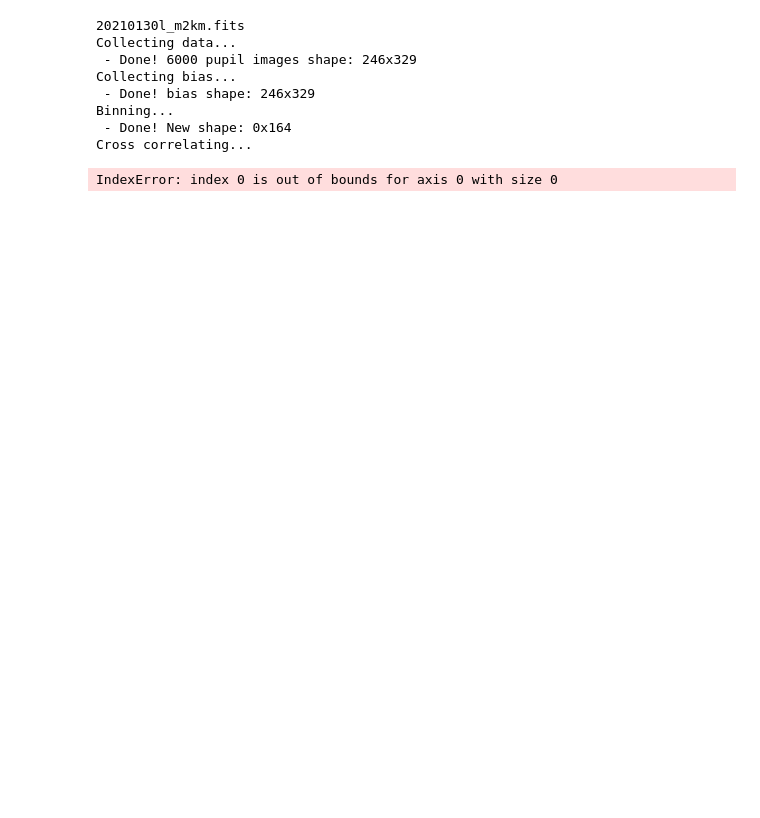
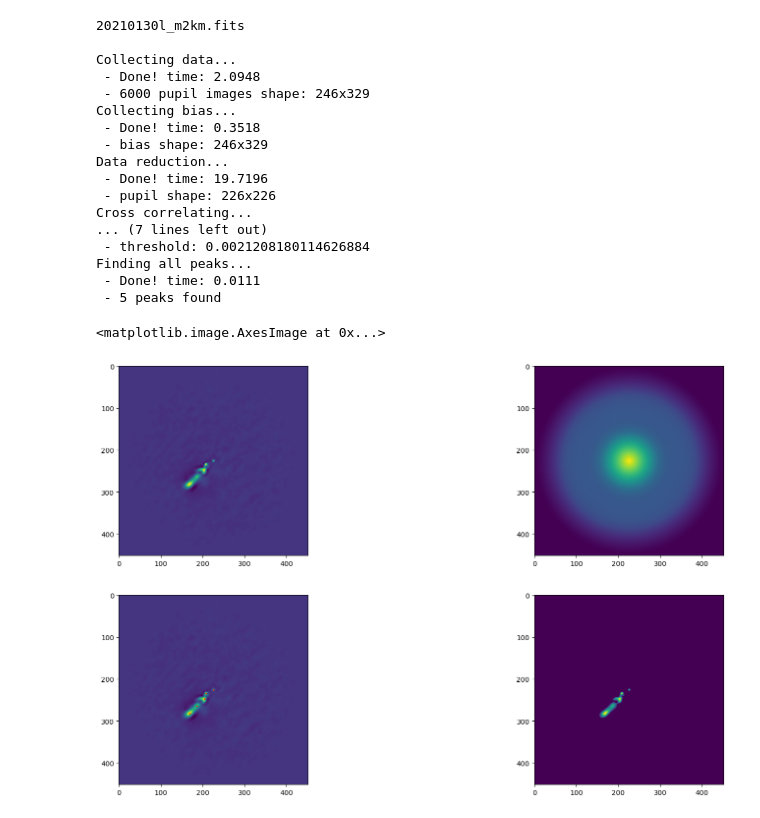
Before and after one commit to AntonMate/domecam, a Jupyter notebook: main.ipynb, the cells around one changed output. Saved outputs shown, nothing was run; the diff lists cells and outputs as text; code cells hidden in the pictures; blank space fills up the shorter version.

```diff
--- a/main.ipynb
+++ b/main.ipynb
@@ -1,23 +1,62 @@
 # %%
 import matplotlib.pyplot as plt
-from reduction import one
+import time
 
-cc, cjk = one(file='20210130l_m2km.fits', file_bias='bias20210130.fits', D=2.5, latency=4, sec_per_frame=0.01 ,
+from reduction import one # получение кросс-корр.
+from tempfiles import two # создание монохроматических гамм
+from initialparams import best_thresh, detect_peaks
+
+# сделать по итогу два режима работы проги: авто и ручной, - авто тогда будет эта обортка
+
+# входные данные -------------------------------------------------------------------------
+D=2.5 # диаметр телескопа, [метр]
+latency=4 # задержка в кросс-корреляции, [кадр]
+sec_per_frame=0.01 # временной промежуток между кадрами в серии, [секунда]
+lambda_=500*1e-9 # длина волны для получения параметров турбулентности, [метр]
+
+# получение кросс-корр. -------------------------------------------------------------------------
+cc, cjk = one(file='20210130l_m2km.fits', file_bias='bias20210130.fits', D=D, latency=latency, sec_per_frame=sec_per_frame,
               bin_factor=None, data_dir='D:/astro/domecam')
+# cc - картина кросс-корреляции
+# cjk - картина автокорреляции зрачка
 
 fig, (ax, ax2) = plt.subplots(1, 2, figsize=(20, 5))
 ax.imshow(cc)
 ax2.imshow(cjk)
+
+# создание монохроматических гамм -------------------------------------------------------------------------
+gammas = two(lambda_, cjk=cjk, D=D, sec_per_frame=sec_per_frame, latency=latency, data_dir=None)
+
+# подгонка начальных параметров для аппроксимации -------------------------------------------------------------------------
+thresh = best_thresh(cc, acc=5) # порог макисмального значения в аппроксимации
+y, x = detect_peaks(cc * (cc>thresh), size_of_neighborhood=7) # координаты целевых пиков
+
+fig, (ax, ax2) = plt.subplots(1, 2, figsize=(20, 5))
+ax.scatter(x, y, c='red', s=1)
+ax.imshow(cc)
+ax2.imshow(cc * (cc>thresh))
+# аппроксимация
 # %% [output]
 20210130l_m2km.fits
+
 Collecting data...
- - Done! 6000 pupil images shape: 246x329
+ - Done! time: 2.0948
+ - 6000 pupil images shape: 246x329
 Collecting bias...
- - Done! bias shape: 246x329
-Binning...
- - Done! New shape: 0x164
+ - Done! time: 0.3518
+ - bias shape: 246x329
+Data reduction...
+ - Done! time: 19.7196
+ - pupil shape: 226x226
 Cross correlating...
+... (7 lines left out)
+ - threshold: 0.0021208180114626884
+Finding all peaks...
+ - Done! time: 0.0111
+ - 5 peaks found
-IndexError: index 0 is out of bounds for axis 0 with size 0
+<matplotlib.image.AxesImage at 0x...>
+[figure, added]
+[figure, added]
 # %%
 from clean import curvef
 
```
Also changed, not shown: 6 other files.
